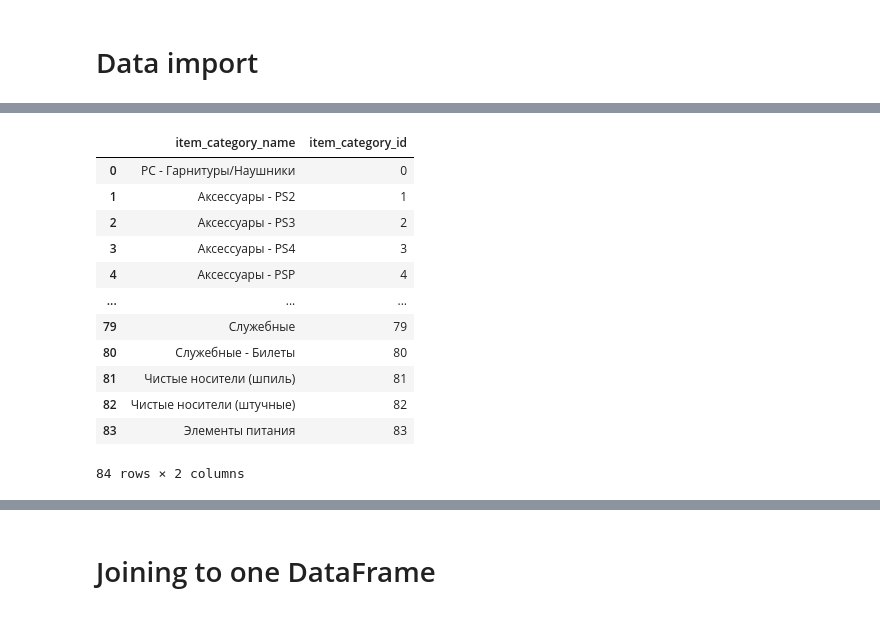
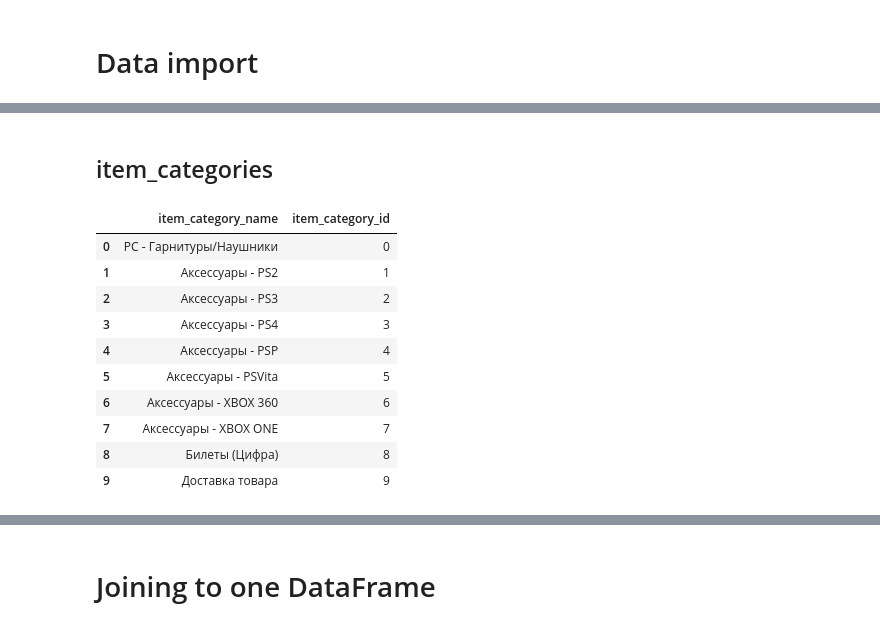
Before and after one commit to Porpoising/home_tasks, a Jupyter notebook: Pets/future_sales/EDA.ipynb, the cells around one changed output, grey strips where cells are left out. Drawn from its saved outputs; the diff is of its cells as text; code cells hidden in the pictures.

```diff
--- a/Pets/future_sales/EDA.ipynb
+++ b/Pets/future_sales/EDA.ipynb
@@ -41,17 +74,17 @@ items.sample(10)
+# %% [markdown]
+## item_categories
 # %%
 item_categories = pd.read_feather(f'{feather_filepath}item_categories.feather')
-item_categories
+item_categories.head(10)
 # %% [output]
 |  | item_category_name | item_category_id |
 | 0 | PC - Гарнитуры/Наушники | 0 |
 | 1 | Аксессуары - PS2 | 1 |
 | 2 | Аксессуары - PS3 | 2 |
 | 3 | Аксессуары - PS4 | 3 |
 | 4 | Аксессуары - PSP | 4 |
-| ... | ... | ... |
-| 79 | Служебные | 79 |
-| 80 | Служебные - Билеты | 80 |
-| 81 | Чистые носители (шпиль) | 81 |
-| 82 | Чистые носители (штучные) | 82 |
-| 83 | Элементы питания | 83 |
+| 5 | Аксессуары - PSVita | 5 |
+| 6 | Аксессуары - XBOX 360 | 6 |
+| 7 | Аксессуары - XBOX ONE | 7 |
+| 8 | Билеты (Цифра) | 8 |
+| 9 | Доставка товара | 9 |
-84 rows × 2 columns
```
Also changed, not shown: parts of 16 cells of this notebook.
